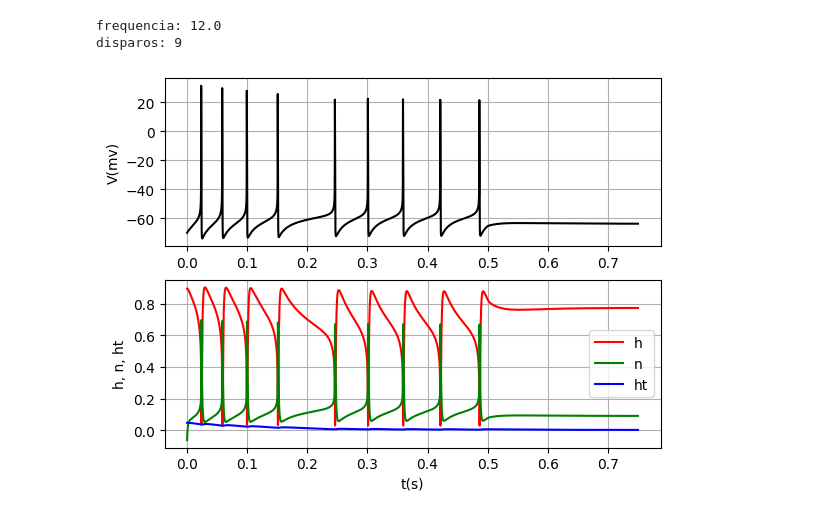
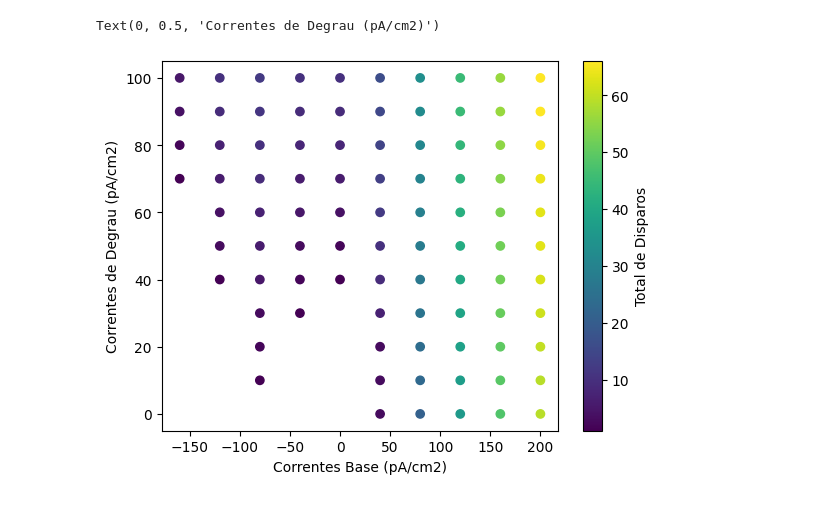
Before and after one commit to rfscorrea/listas-neurociencia-profroque, a Jupyter notebook: lista3/exercicio2_loop.ipynb, the cells around one changed output. Saved outputs shown, nothing was run; the diff lists cells and outputs as text; code cells hidden in the pictures.

```diff
--- a/lista3/exercicio2_loop.ipynb
+++ b/lista3/exercicio2_loop.ipynb
@@ -43,6 +43,13 @@ def t_ht(V):
         return 0.001*np.exp(15*(V+0.467))
 # %%
 t = np.arange(0, 0.750, 0.00001)    # valores de tempo
-num_spikes = 0  # variavel para o numero de disparos
 valor_spike = 0.02 # valor em mV em que ocorre potencial de acao
+
+# vetores para armazenar os resultados do loop
+intervalosDisparos = []
+temposDisparos = []
+totalDisparos = []
+menoresIntervalos = []
+correntes_degrau = []
+correntes_base = []
 # %%
@@ -77,28 +116,25 @@ h_t = X[:,3]
-# %%
-# loop para calcular o numero de disparos
-for i in range(len(V)-1):
-    if V[i]<valor_spike and V[i+1]>valor_spike:
-        num_spikes += 1
-
-# frequencia de disparos em Hz
-frequencia = (num_spikes / 0.750)
-# %%
-# graficos
-plt.subplot(2,1,1)
-plt.plot(t, V, 'k')
-plt.grid(True)
-plt.ylabel('V(mv)')
-
-plt.subplot(2,1,2)
-plt.plot(t, h, 'r', label='h')
-plt.plot(t, n, 'g', label='n')
-plt.plot(t, h_t, 'b', label='ht')
-plt.xlabel('t(s)')
-plt.ylabel('h, n, ht')
-plt.grid(True)
-plt.legend()
-plt.show()
-# %% [output]
-frequencia: 12.0
-disparos: 9
-[figure, removed]
+# %%
+# Filtrar os dados para remover valores iguais a zero
+correntes_base_filtered = []
+correntes_degrau_filtered = []
+totalDisparos_filtered = []
+
+for i in range(len(totalDisparos)):
+    if totalDisparos[i] != 0:
+        correntes_base_filtered.append(correntes_base[i])
+        correntes_degrau_filtered.append(correntes_degrau[i])
+        totalDisparos_filtered.append(totalDisparos[i])
+
+# Criar o gráfico de dispersão
+plt.scatter(correntes_base_filtered, correntes_degrau_filtered, c=totalDisparos_filtered, cmap='viridis')
+
+# Adicionar uma barra de cores
+cbar = plt.colorbar()
+cbar.set_label('Total de Disparos')
+
+# Definir os rótulos dos eixos
+plt.xlabel('Correntes Base (pA/cm2)')
+plt.ylabel('Correntes de Degrau (pA/cm2)')
+# %% [output]
+Text(0, 0.5, 'Correntes de Degrau (pA/cm2)')
+[figure, added]
```
Also changed, not shown: parts of 3 cells of this notebook, 1 other file.
